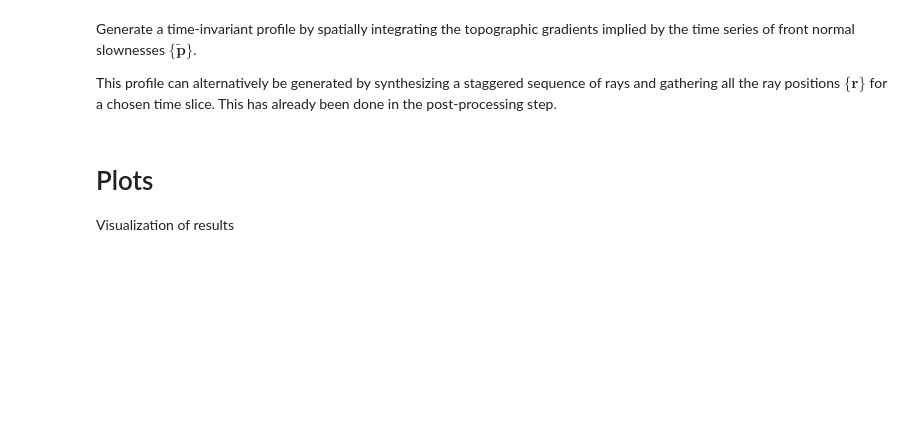
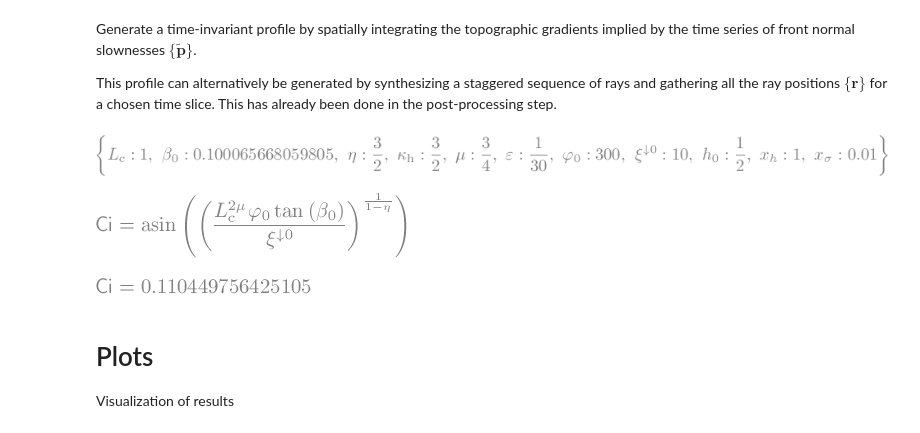
Before and after one commit to geomorphysics/GME, a Jupyter notebook: Notebooks/Doc/SchematicFigs.ipynb, the cells around one changed output. Drawn from its saved outputs; the diff is of its cells as text; code cells hidden in the pictures; blank space fills up the shorter version.

```diff
--- a/Notebooks/Doc/SchematicFigs.ipynb
+++ b/Notebooks/Doc/SchematicFigs.ipynb
@@ -153,6 +153,21 @@ Generate a time-invariant profile by spatially integrating the topographic gradi
 This profile can alternatively be generated by synthesizing a staggered sequence of rays and gathering all the ray positions $\{\mathbf{r}\}$ for a chosen time slice. This has already been done in the post-processing step.
 # %%
 gmes.integrate_h_profile(do_truncate=True)
+# %%
+sub.update({beta_0:gmes.beta_ts_array[0], eta:pr.model.eta})
+sub
+# %% [output]
+[figure, added]
+# %%
+Ci_eqn = Eq(Ci,asin(
+    (((varphi_0*Lc**(2*mu))/xih_0)**(1/(1-eta))).subs({xih_0:xiv_0/tan(beta_0)}) ) )
+Ci_eqn
+# %% [output]
+[figure, added]
+# %%
+Ci_eqn.subs(sub)
+# %% [output]
+[figure, added]
 # %% [markdown]
 # Plots
 
```
Also changed, not shown: parts of 6 cells of this notebook, 4 other files.
